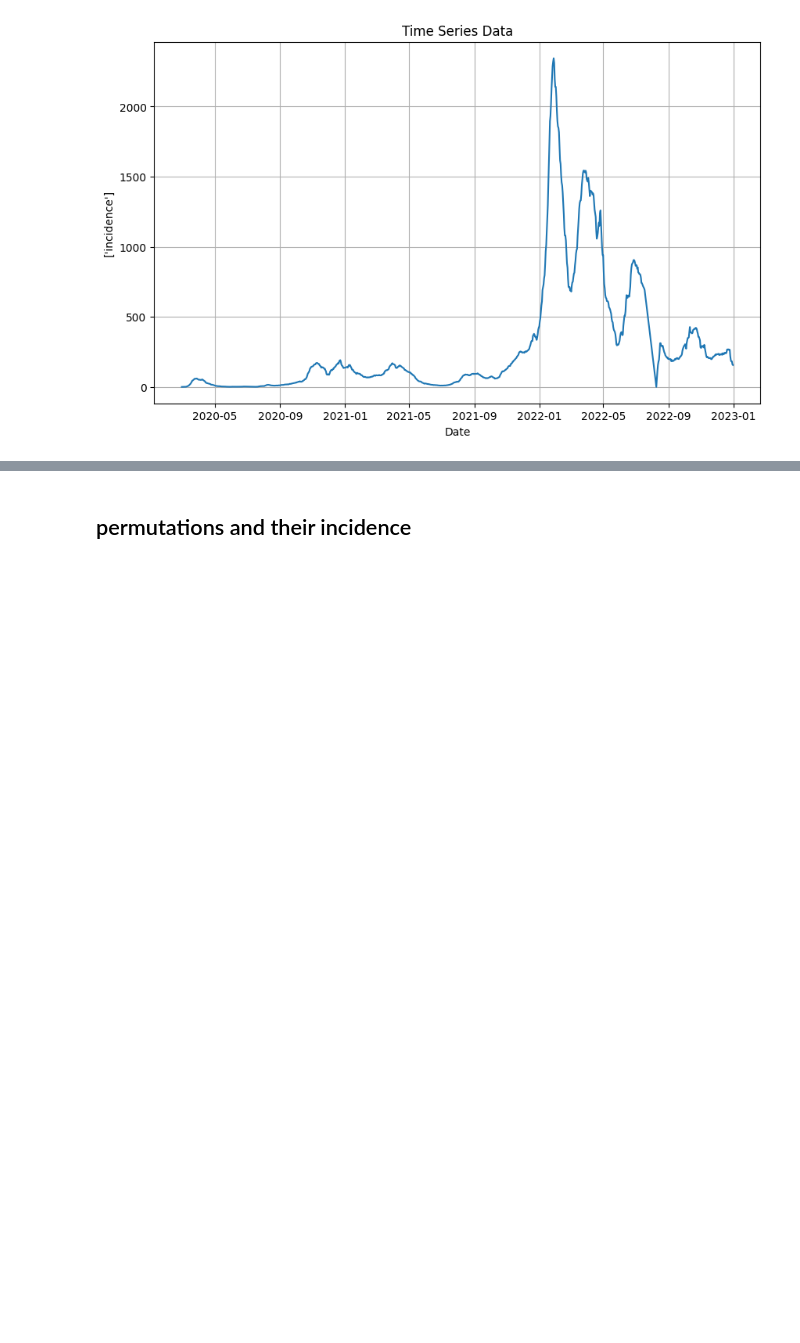
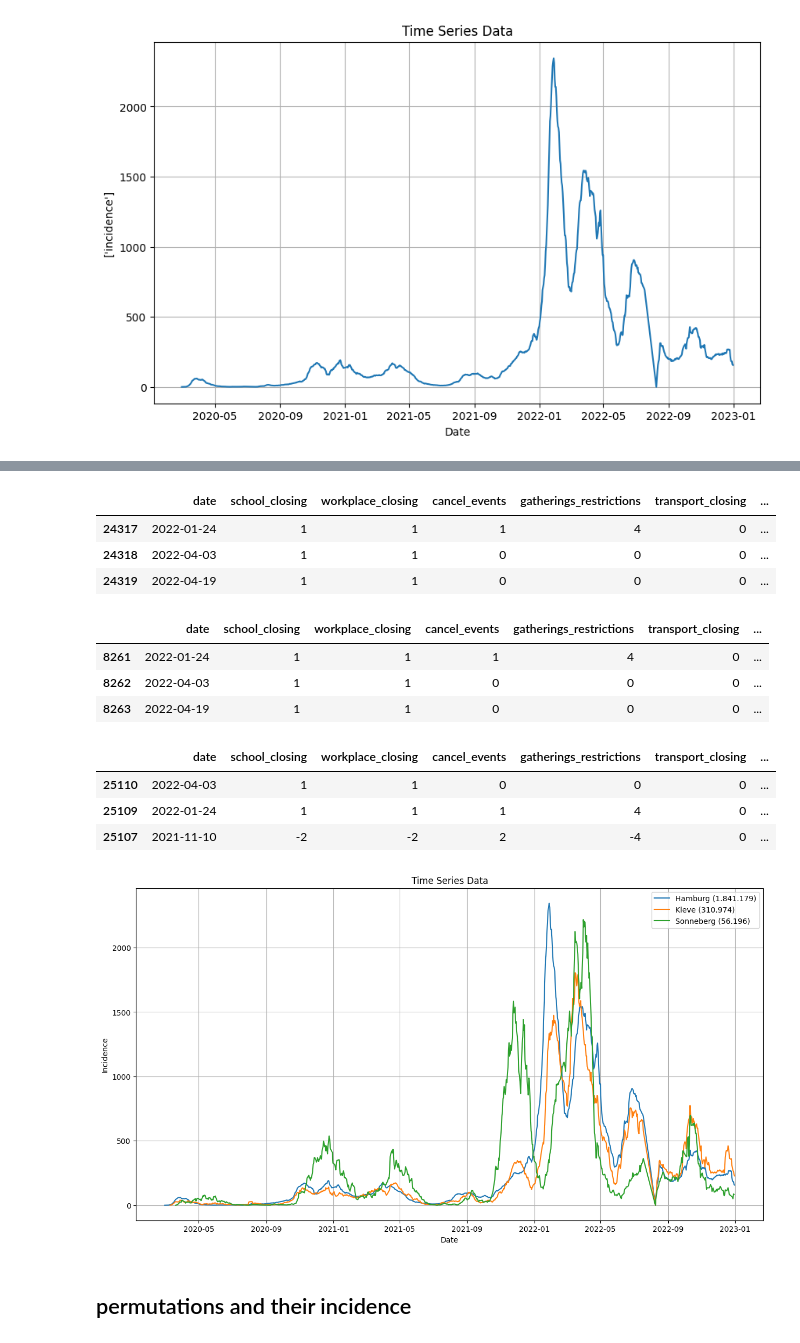
Before and after one commit to mario-dg/KI-Gruppe-03, a Jupyter notebook: AI_COV_19.ipynb, the cells around one changed output, grey strips where cells are left out. Cells and saved outputs as stored; diff of their text form; code cells hidden in the pictures; blank space fills up the shorter version.

```diff
--- a/AI_COV_19.ipynb
+++ b/AI_COV_19.ipynb
@@ -678,0 +714,8 @@ plot_simple_time_series(hamburg_df, ['incidence'])
+# %%
+### LINECHART FÜR 3 unterschiedliche BEVÖLKERUNGSGRÖßEN
+hamburg_df = date_df[date_df['administrative_area_level_3'] == 'SK Hamburg']
+kleve_df = date_df[date_df['administrative_area_level_3'] == 'LK Kleve']
+sonneberg_df = date_df[date_df['administrative_area_level_3'] == 'LK Sonneberg']
+# Concatenate the data frames vertically (along rows)
+concatenated_df = pd.concat([hamburg_df, harburg_df, test])
+#concatenated_df = concatenated_df.reset_index(drop=True)
@@ -679,3 +730,38 @@ plot_simple_time_series(hamburg_df, ['incidence'])
+# %%
+hamburg_permu_df.head(3)
+# %% [output]
+|  | date | school_closing | workplace_closing | cancel_events | gatherings_restrictions | transport_closing | ... |
+| 24317 | 2022-01-24 | 1 | 1 | 1 | 4 | 0 | ... |
+| 24318 | 2022-04-03 | 1 | 1 | 0 | 0 | 0 | ... |
+| 24319 | 2022-04-19 | 1 | 1 | 0 | 0 | 0 | ... |
+# %%
+kleve_permu_df.head(3)
+# %% [output]
+|  | date | school_closing | workplace_closing | cancel_events | gatherings_restrictions | transport_closing | ... |
+| 8261 | 2022-01-24 | 1 | 1 | 1 | 4 | 0 | ... |
+| 8262 | 2022-04-03 | 1 | 1 | 0 | 0 | 0 | ... |
+| 8263 | 2022-04-19 | 1 | 1 | 0 | 0 | 0 | ... |
+# %%
+sonneberg_permu_df.head(3)
+# %% [output]
+|  | date | school_closing | workplace_closing | cancel_events | gatherings_restrictions | transport_closing | ... |
+| 25110 | 2022-04-03 | 1 | 1 | 0 | 0 | 0 | ... |
+| 25109 | 2022-01-24 | 1 | 1 | 1 | 4 | 0 | ... |
+| 25107 | 2021-11-10 | -2 | -2 | 2 | -4 | 0 | ... |
+# %%
+plt.figure(figsize=(15, 8))  # Optional: Adjust the figure size as needed
+plt.plot(hamburg_df.index, hamburg_df['incidence'], label='Hamburg (1.841.179)')  # Replace 'value' with your actual data column name
+plt.plot(kleve_df.index, kleve_df['incidence'], label='Kleve (310.974)')  # Replace 'value' with your actual data column name
+plt.plot(sonneberg_df.index, sonneberg_df['incidence'], label='Sonneberg (56.196)')  # Replace 'value' with your actual data column name
+plt.title('Time Series Data')
+plt.legend()
+plt.xlabel('Date')
+plt.ylabel('Incidence')
+plt.grid(True)
+plt.show()
+#plot_simple_time_series(concatenated_df, ['incidence'])
+# %% [output]
+[figure, added]
 # %% [markdown]
 ## permutations and their incidence
 # %%
```
Also changed, not shown: parts of 6 cells of this notebook.
